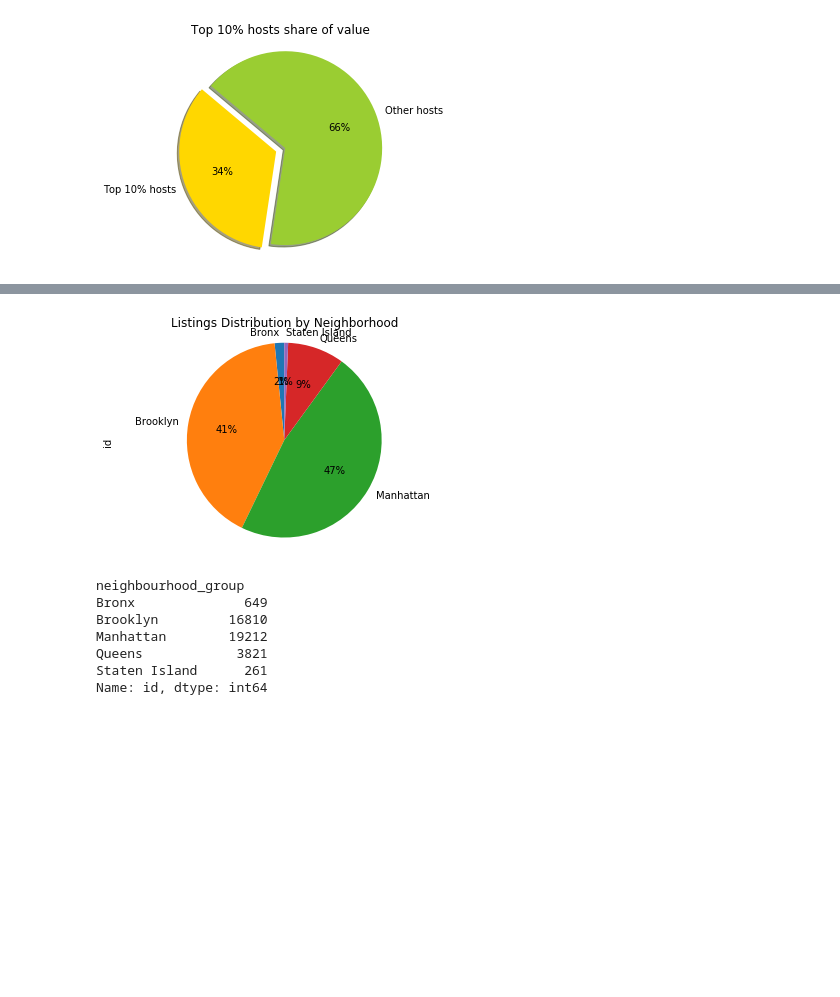
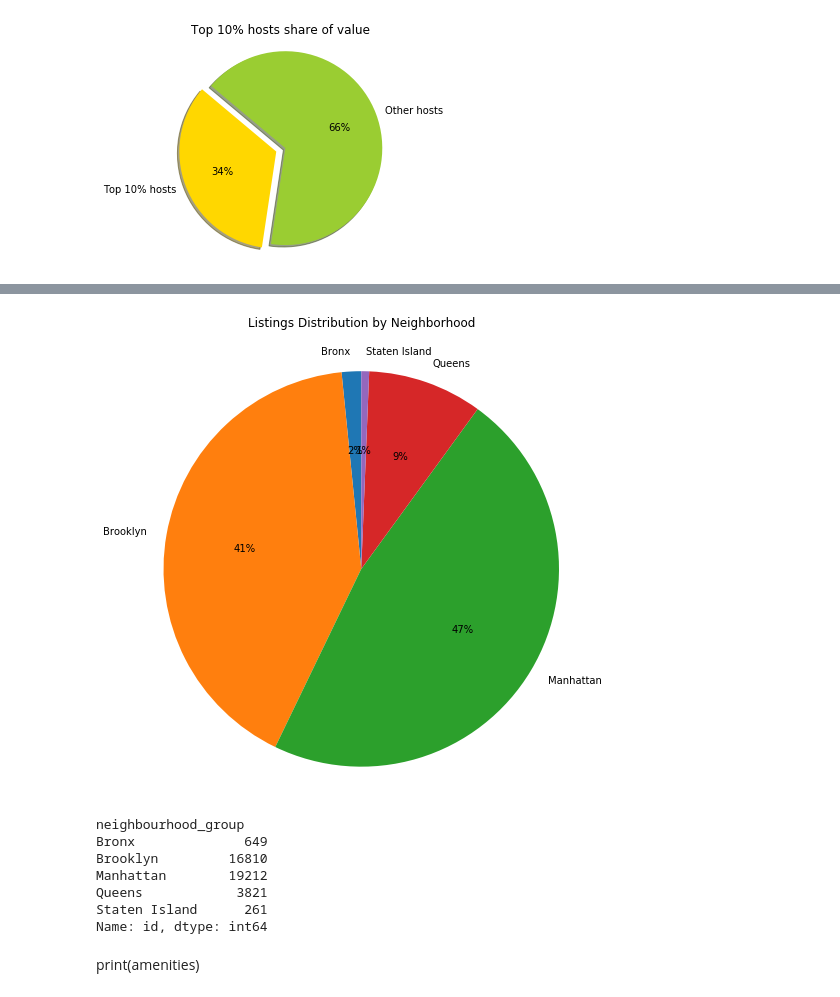
Before and after one commit to Dianaumd/project1, a Jupyter notebook: Visualizations.ipynb, the cells around one changed output, grey strips where cells are left out. Saved outputs shown, nothing was run; the diff lists cells and outputs as text; code cells hidden in the pictures; blank space fills up the shorter version.

```diff
--- a/Visualizations.ipynb
+++ b/Visualizations.ipynb
@@ -6,5 +7,5 @@ import matplotlib.pyplot as plt
 # %%
-data = pd.read_csv('listings_visual.csv')
+data = pd.read_csv('./2017-05-02/data/listings_visual.csv')
 listings_by_host = data['host_id'].value_counts()
 top10_listings = listings_by_host.nlargest(n=int(len(listings_by_host)*0.1)).sum()
 # %%
@@ -72,17 +89,18 @@ Name: availability_365, Length: 366, dtype: float64
 # %%
 labels = 'Bronx', 'Brooklyn','Manhattan','Queens','Staten Island '
 explode = (0.1,0,0,0,0)  # explode 1st slice
 
 neighbourhood_dist = data.groupby('neighbourhood_group').id.count()
 
-neighbourhood_dist.plot(kind='pie', autopct='%1.0f%%', startangle=90)
+ax = neighbourhood_dist.plot(kind='pie', autopct='%1.0f%%', startangle=90,figsize=(8,8))
+ax.set(ylabel="")
 
 plt.axis('equal')
-plt.title('Listings Distribution by Neighborhood')
+plt.title('Listings Distribution by Neighborhood', x=0.5,y=1.05)
 plt.show()
 print(neighbourhood_dist)
 # %% [output]
-[figure, old version]
+[figure, new version]
 neighbourhood_group
 Bronx              649
 Brooklyn         16810
@@ -92,0 +118,2 @@ Name: id, dtype: int64
+# %% [markdown]
+print(amenities)
```
Also changed, not shown: parts of 11 cells of this notebook, 1 other file.
